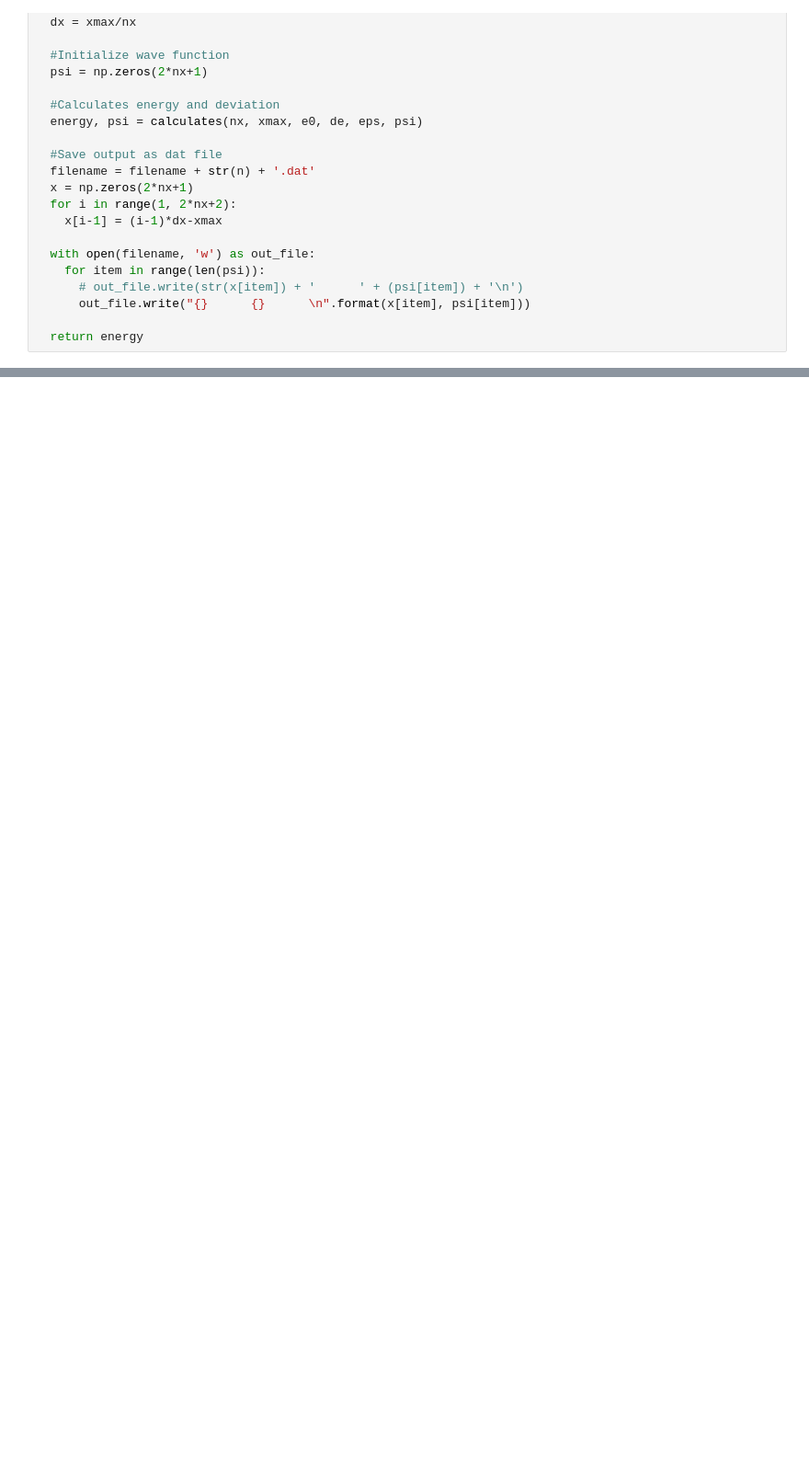
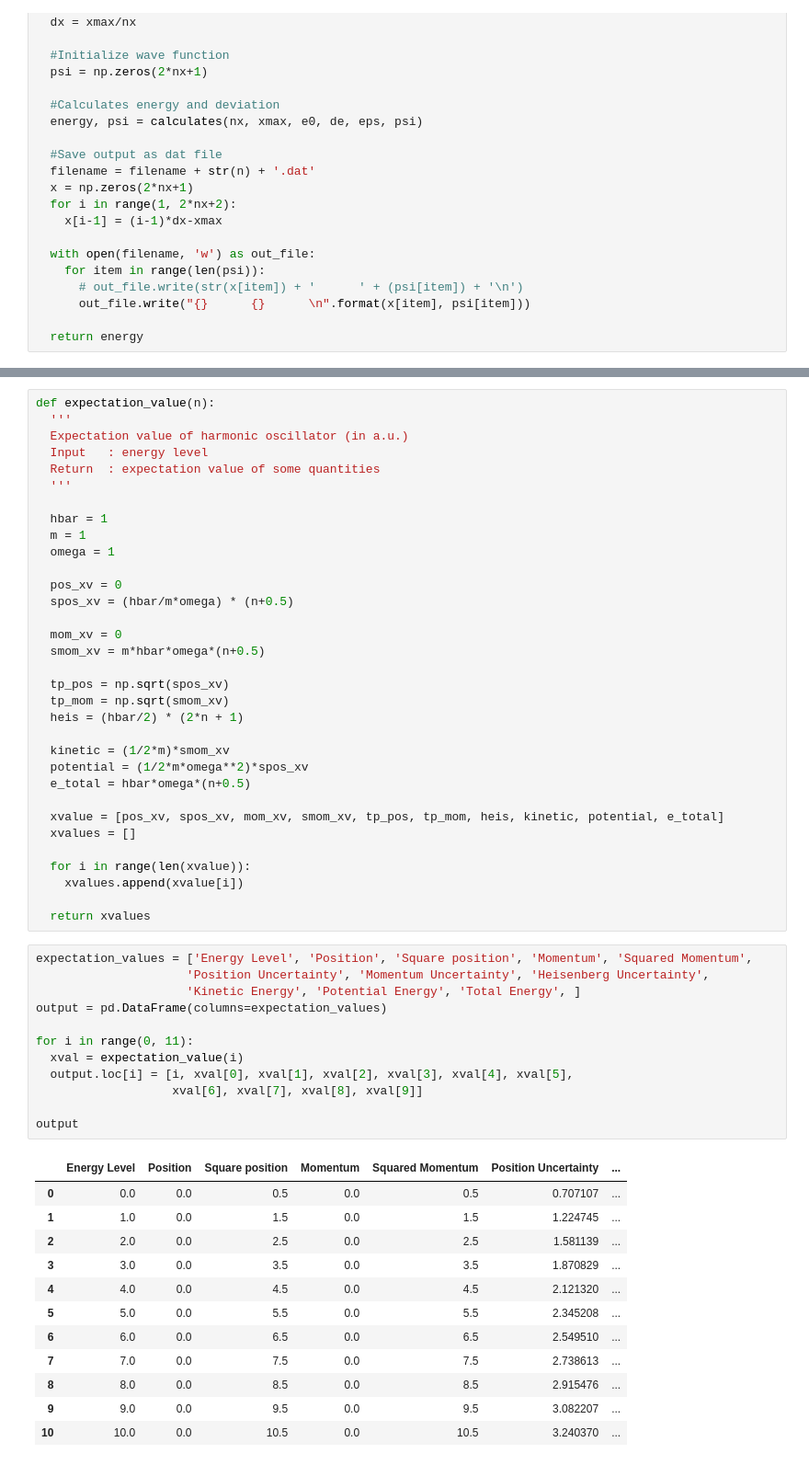
Before and after one commit to adh182/atomic-comp, a Jupyter notebook: Harmonic_Oscillator.ipynb, the cells around one changed output, grey strips where cells are left out. Shown at 92% size. Saved outputs shown, nothing was run; the diff lists cells and outputs as text; blank space fills up the shorter version.

Commit message:
Add function to calculate expectation values

```diff
--- a/Harmonic_Oscillator.ipynb
+++ b/Harmonic_Oscillator.ipynb
@@ -199,0 +201,58 @@ plt.show()
+# %%
+def expectation_value(n):
+  '''
+  Expectation value of harmonic oscillator (in a.u.)
+  Input   : energy level
+  Return  : expectation value of some quantities
+  '''
+
+  hbar = 1
+  m = 1
+  omega = 1
+
+  pos_xv = 0
+  spos_xv = (hbar/m*omega) * (n+0.5)
+
+  mom_xv = 0
+  smom_xv = m*hbar*omega*(n+0.5)
+
+  tp_pos = np.sqrt(spos_xv)
+  tp_mom = np.sqrt(smom_xv)
+  heis = (hbar/2) * (2*n + 1)
+
+  kinetic = (1/2*m)*smom_xv
+  potential = (1/2*m*omega**2)*spos_xv
+  e_total = hbar*omega*(n+0.5)
+
+  xvalue = [pos_xv, spos_xv, mom_xv, smom_xv, tp_pos, tp_mom, heis, kinetic, potential, e_total]
+  xvalues = []
+
+  for i in range(len(xvalue)):
+    xvalues.append(xvalue[i])
+
+  return xvalues
+# %%
+expectation_values = ['Energy Level', 'Position', 'Square position', 'Momentum', 'Squared Momentum',
+                     'Position Uncertainty', 'Momentum Uncertainty', 'Heisenberg Uncertainty',
+                     'Kinetic Energy', 'Potential Energy', 'Total Energy', ]
+output = pd.DataFrame(columns=expectation_values)
+
+for i in range(0, 11):
+  xval = expectation_value(i)
+  output.loc[i] = [i, xval[0], xval[1], xval[2], xval[3], xval[4], xval[5],
+                   xval[6], xval[7], xval[8], xval[9]]
+
+output
+# %% [output]
+|  | Energy Level | Position | Square position | Momentum | Squared Momentum | Position Uncertainty | ... |
+| 0 | 0.0 | 0.0 | 0.5 | 0.0 | 0.5 | 0.707107 | ... |
+| 1 | 1.0 | 0.0 | 1.5 | 0.0 | 1.5 | 1.224745 | ... |
+| 2 | 2.0 | 0.0 | 2.5 | 0.0 | 2.5 | 1.581139 | ... |
+| 3 | 3.0 | 0.0 | 3.5 | 0.0 | 3.5 | 1.870829 | ... |
+| 4 | 4.0 | 0.0 | 4.5 | 0.0 | 4.5 | 2.121320 | ... |
+| 5 | 5.0 | 0.0 | 5.5 | 0.0 | 5.5 | 2.345208 | ... |
+| 6 | 6.0 | 0.0 | 6.5 | 0.0 | 6.5 | 2.549510 | ... |
+| 7 | 7.0 | 0.0 | 7.5 | 0.0 | 7.5 | 2.738613 | ... |
+| 8 | 8.0 | 0.0 | 8.5 | 0.0 | 8.5 | 2.915476 | ... |
+| 9 | 9.0 | 0.0 | 9.5 | 0.0 | 9.5 | 3.082207 | ... |
+| 10 | 10.0 | 0.0 | 10.5 | 0.0 | 10.5 | 3.240370 | ... |
```
Also changed, not shown: parts of 3 cells of this notebook.
